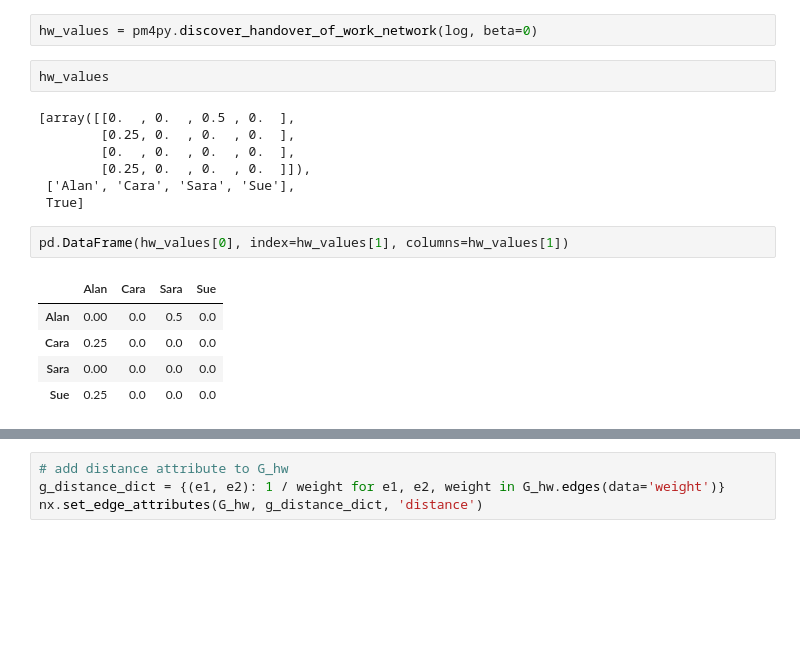
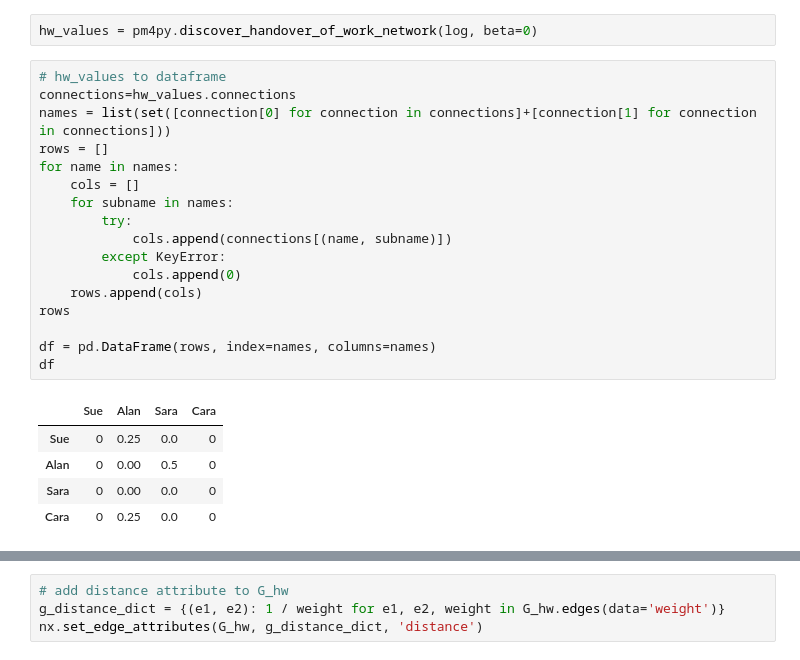
Before and after one commit to jocwulf/zhaw_som, a Jupyter notebook: 10_Social_Network_Analysis_2.ipynb, the cells around one changed output, grey strips where cells are left out. Cells and saved outputs as stored; diff of their text form; blank space fills up the shorter version.

```diff
--- a/10_Social_Network_Analysis_2.ipynb
+++ b/10_Social_Network_Analysis_2.ipynb
@@ -67,22 +68,28 @@ fp_visualizer.view(gviz)
 [figure]
 # %%
 hw_values = pm4py.discover_handover_of_work_network(log, beta=0)
-# %%
-hw_values
-# %% [output]
-[array([[0.  , 0.  , 0.5 , 0.  ],
-        [0.25, 0.  , 0.  , 0.  ],
-        [0.  , 0.  , 0.  , 0.  ],
-        [0.25, 0.  , 0.  , 0.  ]]),
- ['Alan', 'Cara', 'Sara', 'Sue'],
- True]
-# %%
-pd.DataFrame(hw_values[0], index=hw_values[1], columns=hw_values[1])
-# %% [output]
-|  | Alan | Cara | Sara | Sue |
-| Alan | 0.00 | 0.0 | 0.5 | 0.0 |
-| Cara | 0.25 | 0.0 | 0.0 | 0.0 |
-| Sara | 0.00 | 0.0 | 0.0 | 0.0 |
-| Sue | 0.25 | 0.0 | 0.0 | 0.0 |
+# %%
+# hw_values to dataframe
+connections=hw_values.connections
+names = list(set([connection[0] for connection in connections]+[connection[1] for connection in connections]))
+rows = []
+for name in names:
+    cols = []
+    for subname in names:
+        try:
+            cols.append(connections[(name, subname)])
+        except KeyError:
+            cols.append(0)
+    rows.append(cols)
+rows
+
+df = pd.DataFrame(rows, index=names, columns=names)
+df
+# %% [output]
+|  | Sue | Alan | Sara | Cara |
+| Sue | 0 | 0.25 | 0.0 | 0 |
+| Alan | 0 | 0.00 | 0.5 | 0 |
+| Sara | 0 | 0.00 | 0.0 | 0 |
+| Cara | 0 | 0.25 | 0.0 | 0 |
 # %%
 # depict distances as network with networkx
```
Also changed, not shown: parts of 6 cells of this notebook.
